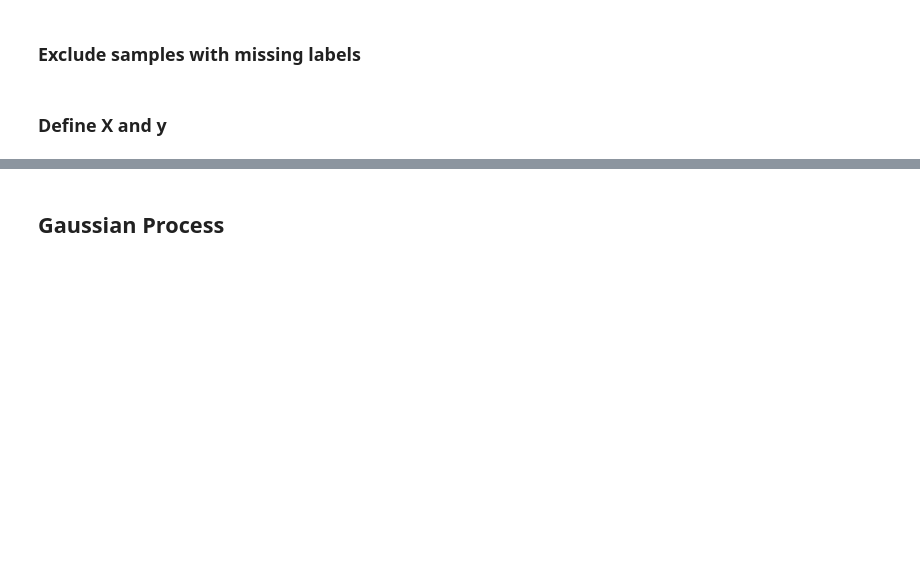
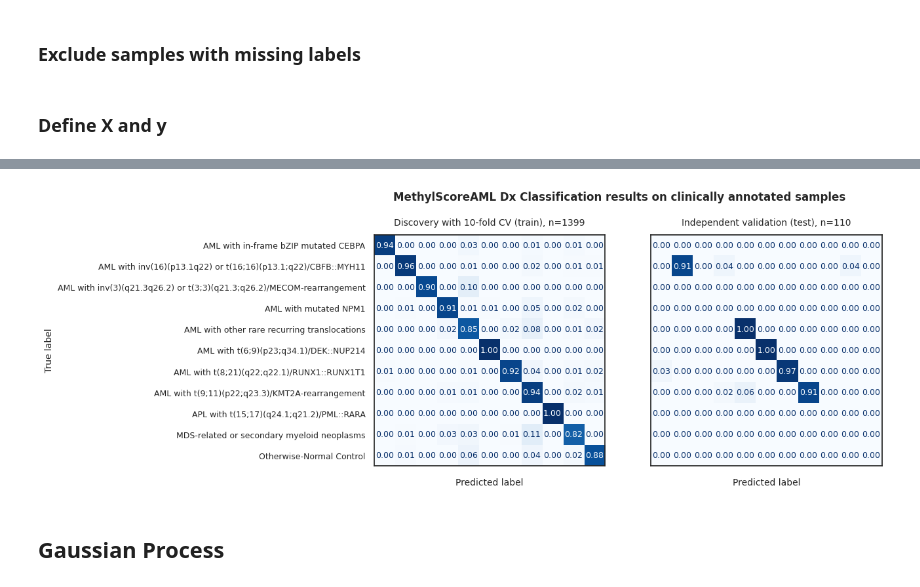
Before and after one commit to f-marchi/ALMA, a Jupyter notebook: 5_Multiclass_AMLsubtype_Classifier_v2.ipynb, the cells around one changed output, grey strips where cells are left out. Drawn from its saved outputs; the diff is of its cells as text; code cells hidden in the pictures; blank space fills up the shorter version.

Commit message:
update pacmap and confusion matrix plots

```diff
--- a/5_Multiclass_AMLsubtype_Classifier_v2.ipynb
+++ b/5_Multiclass_AMLsubtype_Classifier_v2.ipynb
@@ -56,3 +113,55 @@ y_test = y[df['Train Test']=='Validation (test) Samples']
+# %%
+def plot_confusion_matrix(clf, x_train, y_train, x_test, y_test, title='MethylScoreAML Dx Classification results', tick_fontsize=10, label_fontsize=10):
+
+    from sklearn.metrics import confusion_matrix, ConfusionMatrixDisplay
+    import seaborn as sns
+    import matplotlib.pyplot as plt
+
+    sns.set_theme(style='white')
+
+    fig, axs = plt.subplots(1, 2, figsize=(10, 5), sharey=True)
+
+    # Add a supertitle to the figure
+    fig.suptitle(title + ' on clinically annotated samples', fontsize=12, fontweight='bold')
+
+    for i, (ax, x, y, subset) in enumerate(zip(axs, [x_train, x_test], [y_train, y_test],
+                                                ['Discovery with 10-fold CV (train)', 'Independent validation (test)'])):
+        predictions = clf.predict(x)
+        cm = confusion_matrix(y, predictions, labels=clf.classes_, normalize='true')
+        disp = ConfusionMatrixDisplay(confusion_matrix=cm, display_labels=clf.classes_)
+        disp.plot(cmap='Blues', values_format='.2f', xticks_rotation='vertical', colorbar=False, ax=ax)
+
+        # Decrease the font size of the numbers inside the confusion matrix
+        for texts in disp.text_:
+            for text in texts:
+                text.set_fontsize(label_fontsize)
+
+        # Decrease the font size of the tick labels
+        ax.tick_params(axis='both', which='major', labelsize=tick_fontsize)
+
+        # Add title for each panel
+        ax.set_title(subset + ', n=' + str(len(x)), fontsize=10, pad=10)
+
+        # Add x labels
+        ax.set_xlabel('Predicted label', fontsize=10)
+
+        # Add y labels
+
+        if i == 0:
+            ax.set_ylabel('True label', fontsize=10)
+
+        # remove x tick labels
+        ax.xaxis.set_ticklabels([])
+
+        # remove y label for the second plot
+        if i == 1:
+            ax.set_ylabel('')
+
+    plt.show()
+
+plot_confusion_matrix(best_model, X_train, y_train, X_test, y_test, tick_fontsize=9, label_fontsize=9)
+# %% [output]
+[figure, added]
 # %% [markdown]
 ## Gaussian Process
 # %%
```
Also changed, not shown: parts of 7 cells of this notebook, 17 other files.
